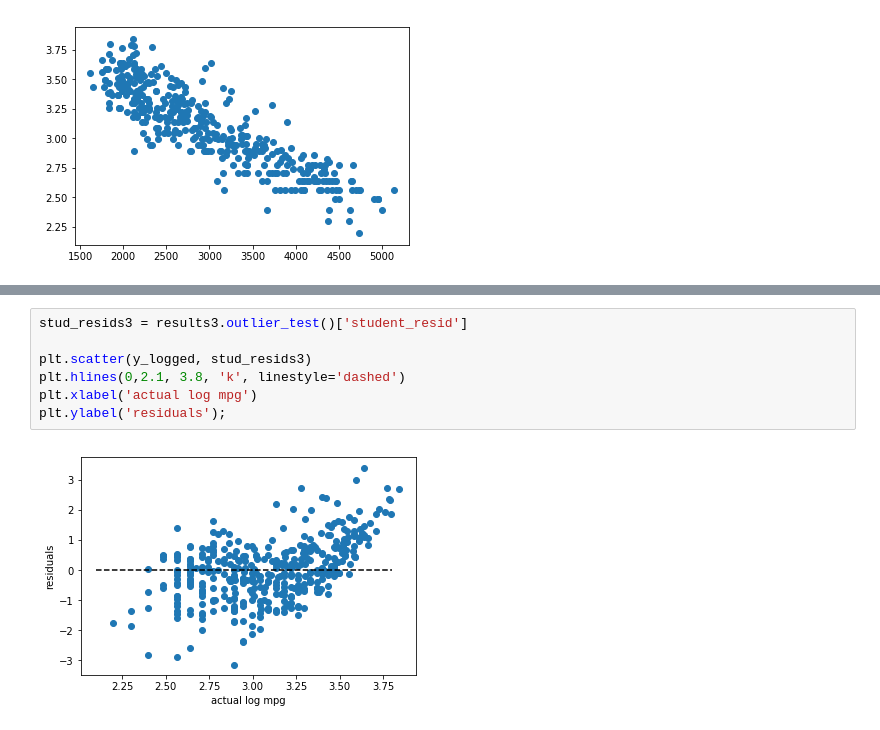
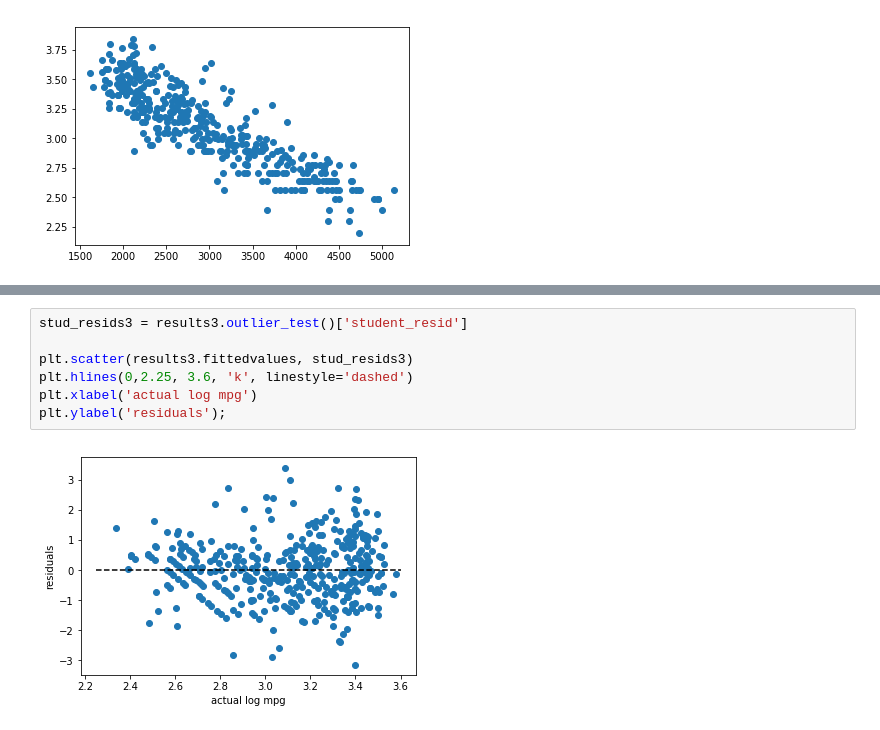
Before and after one commit to wmarshall484/DSI_LECTURES_2, a Jupyter notebook: linear-regression/moses_marsh/linear_regression.ipynb, the cells around one changed output, grey strips where cells are left out. Saved outputs shown, nothing was run; the diff lists cells and outputs as text.

```diff
--- a/linear-regression/moses_marsh/linear_regression.ipynb
+++ b/linear-regression/moses_marsh/linear_regression.ipynb
@@ -703,9 +703,9 @@ strong multicollinearity or other numerical problems.
 # %%
 stud_resids3 = results3.outlier_test()['student_resid']
 
-plt.scatter(y_logged, stud_resids3)
-plt.hlines(0,2.1, 3.8, 'k', linestyle='dashed')
+plt.scatter(results3.fittedvalues, stud_resids3)
+plt.hlines(0,2.25, 3.6, 'k', linestyle='dashed')
 plt.xlabel('actual log mpg')
 plt.ylabel('residuals');
 # %% [output]
-[figure, old version]
+[figure, new version]
```
Also changed, not shown: parts of 13 cells of this notebook, 1 other file.
